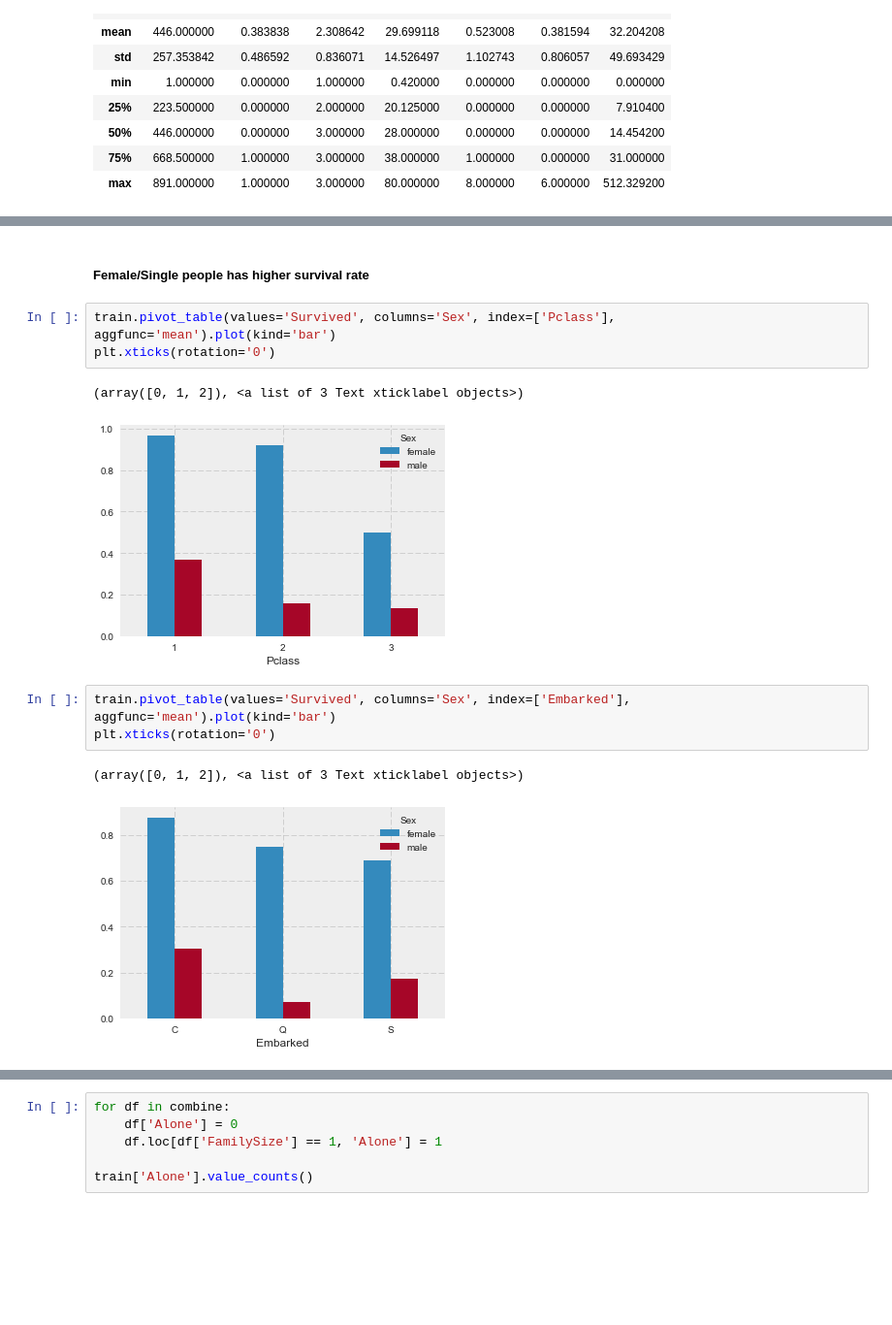
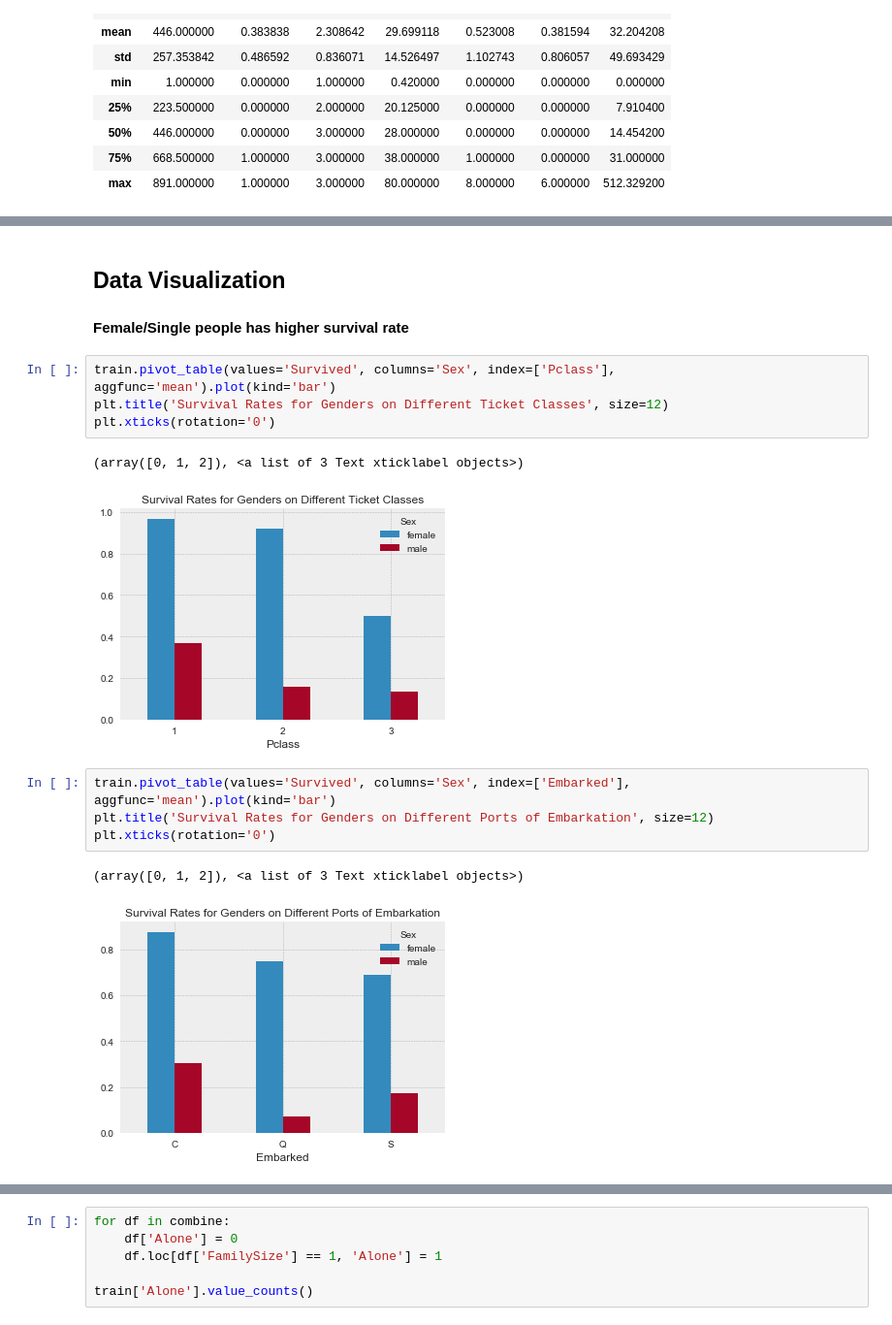
Before and after one commit to LeonFData/Kaggle---Titanic-Predictions, a Jupyter notebook: Ensemble method 1 - (soft) Voting Classifier.ipynb, the cells around one changed output, grey strips where cells are left out. Shown at 97% size. Saved outputs shown, nothing was run; the diff lists cells and outputs as text; blank space fills up the shorter version.

```diff
--- a/Ensemble method 1 - (soft) Voting Classifier.ipynb
+++ b/Ensemble method 1 - (soft) Voting Classifier.ipynb
@@ -75,15 +81,18 @@ train.describe(include=['O'])
 | freq | 1 | 577 | 7 | 4 | 644 |
 # %% [markdown]
-##### Female/Single people has higher survival rate
+## Data Visualization
+#### Female/Single people has higher survival rate
 # %%
 train.pivot_table(values='Survived', columns='Sex', index=['Pclass'], aggfunc='mean').plot(kind='bar')
+plt.title('Survival Rates for Genders on Different Ticket Classes', size=12)
 plt.xticks(rotation='0')
 # %% [output]
 (array([0, 1, 2]), <a list of 3 Text xticklabel objects>)
-[figure, old version]
+[figure, new version]
 # %%
 train.pivot_table(values='Survived', columns='Sex', index=['Embarked'], aggfunc='mean').plot(kind='bar')
+plt.title('Survival Rates for Genders on Different Ports of Embarkation', size=12)
 plt.xticks(rotation='0')
 # %% [output]
 (array([0, 1, 2]), <a list of 3 Text xticklabel objects>)
-[figure, old version]
+[figure, new version]
```
Also changed, not shown: parts of 18 cells of this notebook.
